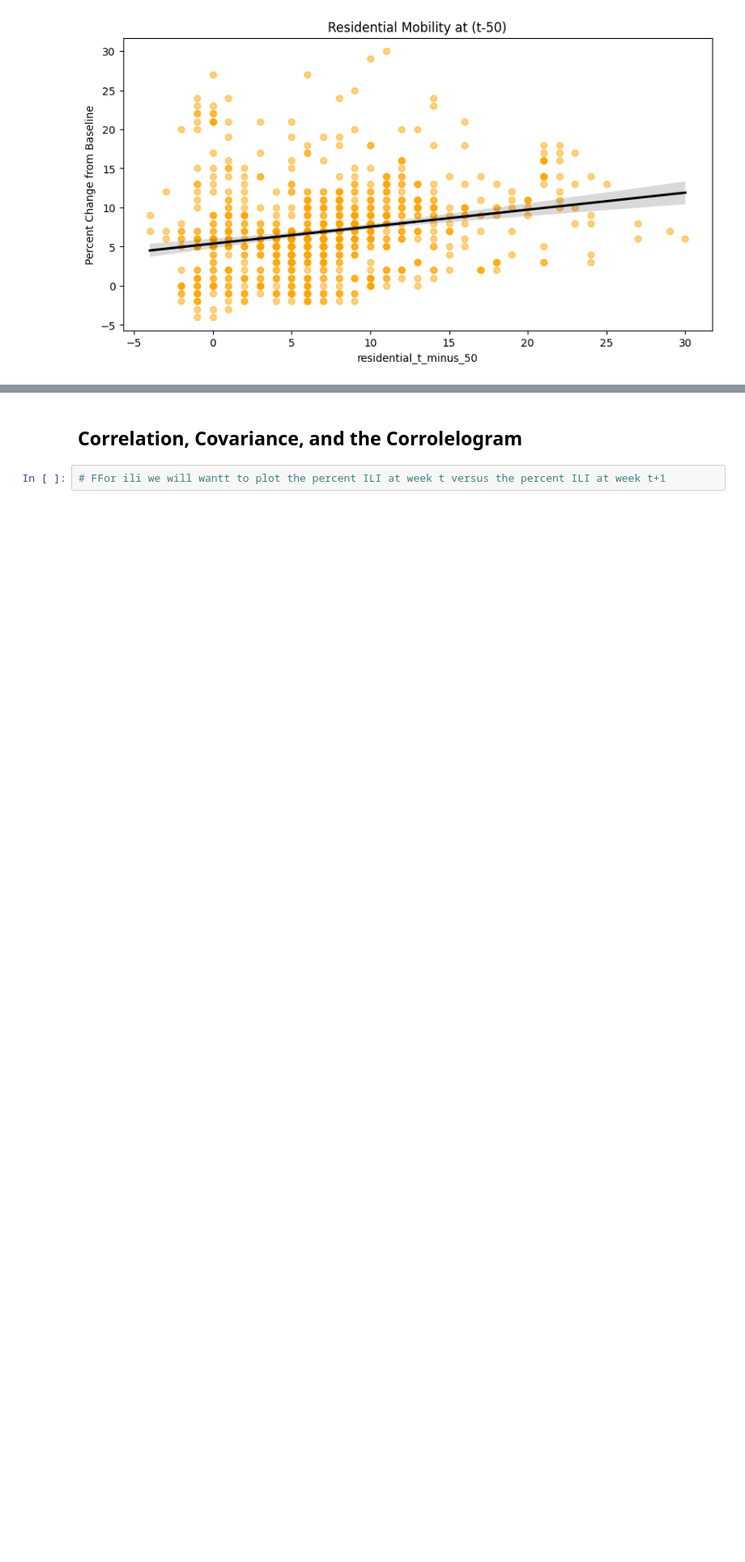
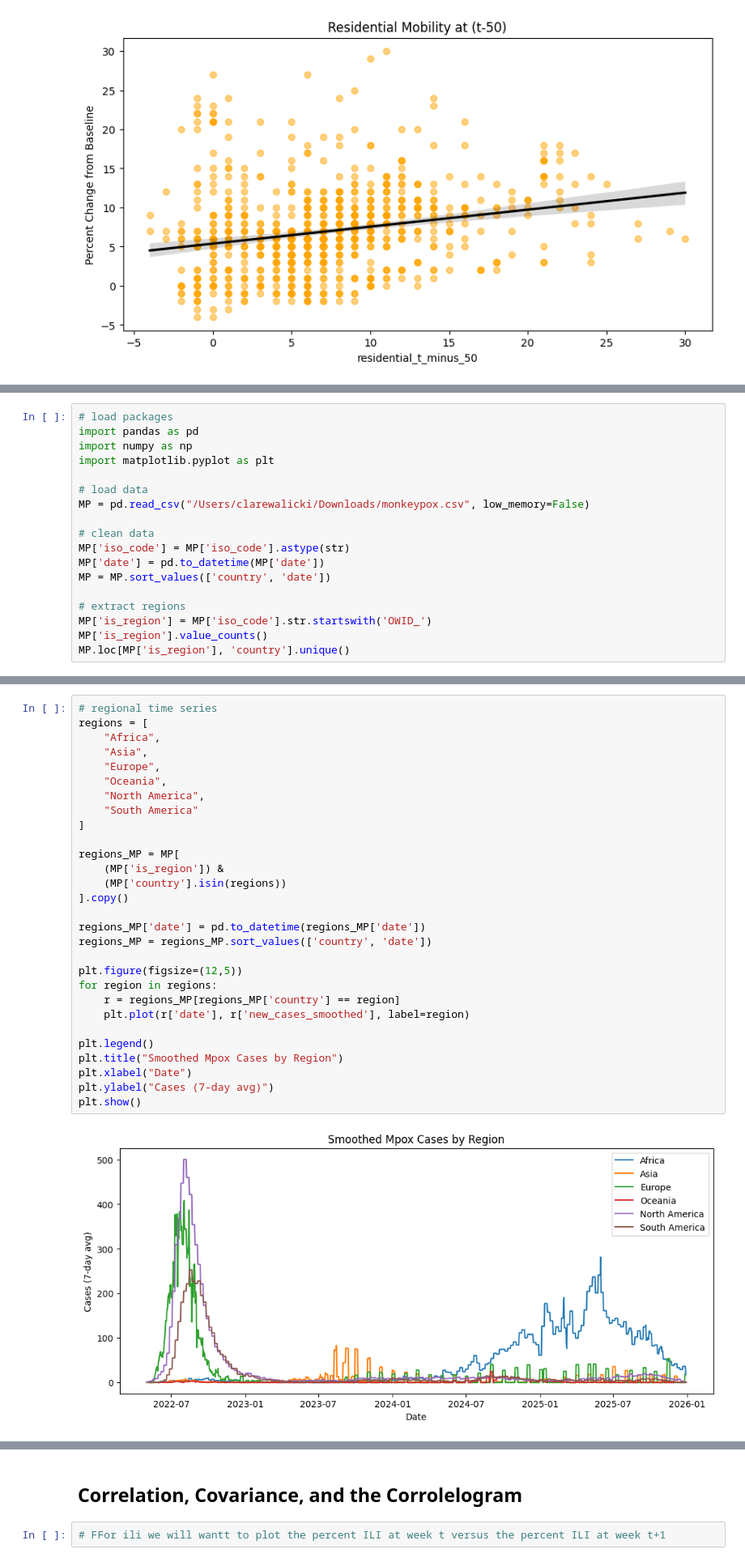
Before and after one commit to computationalUncertaintyLab/TSID, a Jupyter notebook: ch1.ipynb, the cells around one changed output, grey strips where cells are left out. Shown at 81% size. Saved outputs shown, nothing was run; the diff lists cells and outputs as text; blank space fills up the shorter version.

```diff
--- a/ch1.ipynb
+++ b/ch1.ipynb
@@ -396,0 +413,18 @@ MPOX IS VERY BAD YOU DO NOT WANT IT
+# %%
+# load packages
+import pandas as pd
+import numpy as np
+import matplotlib.pyplot as plt
+
+# load data
+MP = pd.read_csv("/Users/clarewalicki/Downloads/monkeypox.csv", low_memory=False)
+
+# clean data
+MP['iso_code'] = MP['iso_code'].astype(str)
+MP['date'] = pd.to_datetime(MP['date'])
+MP = MP.sort_values(['country', 'date'])
+
+# extract regions
+MP['is_region'] = MP['iso_code'].str.startswith('OWID_')
+MP['is_region'].value_counts()
+MP.loc[MP['is_region'], 'country'].unique()
@@ -396,0 +434,31 @@ MPOX IS VERY BAD YOU DO NOT WANT IT
+# %%
+# regional time series
+regions = [
+    "Africa",
+    "Asia",
+    "Europe",
+    "Oceania",
+    "North America",
+    "South America"
+]
+
+regions_MP = MP[
+    (MP['is_region']) &
+    (MP['country'].isin(regions))
+].copy()
+
+regions_MP['date'] = pd.to_datetime(regions_MP['date'])
+regions_MP = regions_MP.sort_values(['country', 'date'])
+
+plt.figure(figsize=(12,5))
+for region in regions:
+    r = regions_MP[regions_MP['country'] == region]
+    plt.plot(r['date'], r['new_cases_smoothed'], label=region)
+
+plt.legend()
+plt.title("Smoothed Mpox Cases by Region")
+plt.xlabel("Date")
+plt.ylabel("Cases (7-day avg)")
+plt.show()
+# %% [output]
+[figure, added]
```
Also changed, not shown: parts of 11 cells of this notebook.
